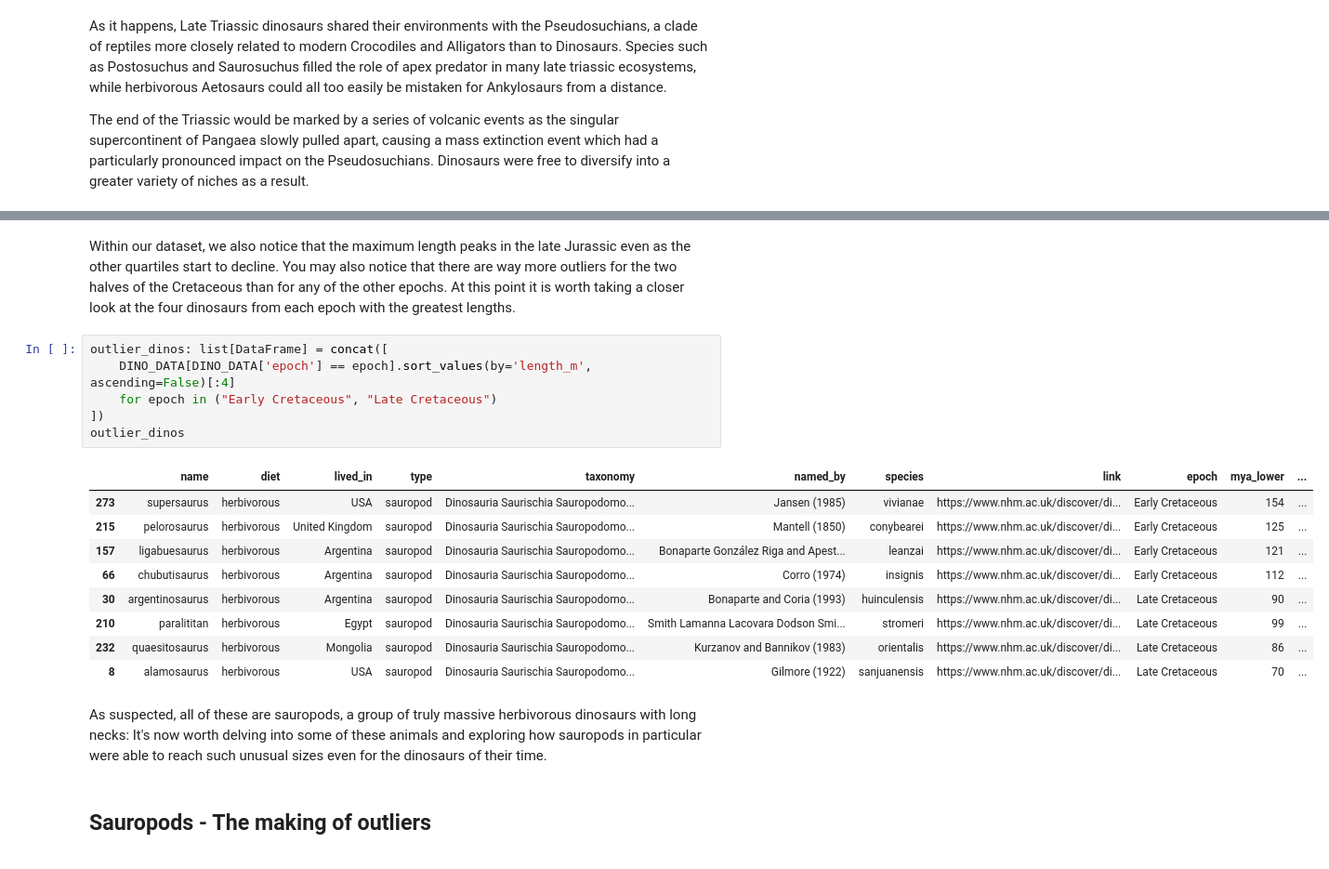
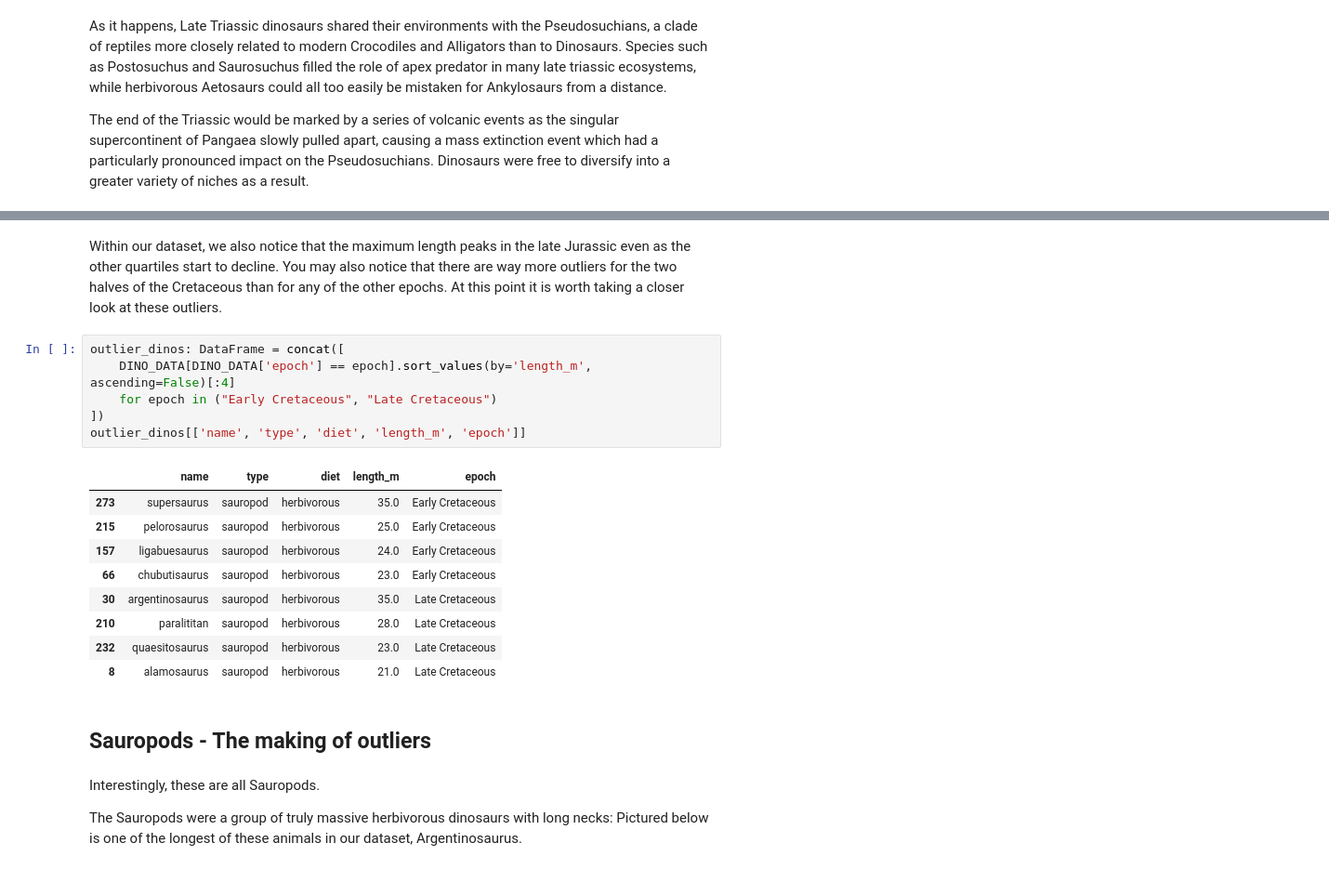
Before and after one commit to CpaterCodes/DinoDataNotebook, a Jupyter notebook: main.ipynb, the cells around one changed output, grey strips where cells are left out. Shown at 93% size. Drawn from its saved outputs; the diff is of its cells as text.

```diff
--- a/main.ipynb
+++ b/main.ipynb
@@ -55,24 +55,26 @@ Dinosaurs were free to diversify into a greater variety of niches as a result.
 (Saurosuchus, by Gabriel N.U.)
 # %% [markdown]
 Within our dataset, we also notice that the maximum length peaks in the late Jurassic even as the other quartiles start to decline.
-You may also notice that there are way more outliers for the two halves of the Cretaceous than for any of the other epochs. At this point it is worth taking a closer look at the four dinosaurs from each epoch with the greatest lengths.
+You may also notice that there are way more outliers for the two halves of the Cretaceous than for any of the other epochs. At this point it is worth taking a closer look at these outliers.
 # %%
-outlier_dinos: list[DataFrame] = concat([
+outlier_dinos: DataFrame = concat([
     DINO_DATA[DINO_DATA['epoch'] == epoch].sort_values(by='length_m', ascending=False)[:4]
     for epoch in ("Early Cretaceous", "Late Cretaceous")
 ])
-outlier_dinos
+outlier_dinos[['name', 'type', 'diet', 'length_m', 'epoch']]
 # %% [output]
-|  | name | diet | lived_in | type | taxonomy | named_by | species | link | epoch | mya_lower | ... |
-| 273 | supersaurus | herbivorous | USA | sauropod | Dinosauria Saurischia Sauropodomo... | Jansen (1985) | vivianae | https://www.nhm.ac.uk/discover/di... | Early Cretaceous | 154 | ... |
-| 215 | pelorosaurus | herbivorous | United Kingdom | sauropod | Dinosauria Saurischia Sauropodomo... | Mantell (1850) | conybearei | https://www.nhm.ac.uk/discover/di... | Early Cretaceous | 125 | ... |
-| 157 | ligabuesaurus | herbivorous | Argentina | sauropod | Dinosauria Saurischia Sauropodomo... | Bonaparte González Riga and Apest... | leanzai | https://www.nhm.ac.uk/discover/di... | Early Cretaceous | 121 | ... |
-| 66 | chubutisaurus | herbivorous | Argentina | sauropod | Dinosauria Saurischia Sauropodomo... | Corro (1974) | insignis | https://www.nhm.ac.uk/discover/di... | Early Cretaceous | 112 | ... |
-| 30 | argentinosaurus | herbivorous | Argentina | sauropod | Dinosauria Saurischia Sauropodomo... | Bonaparte and Coria (1993) | huinculensis | https://www.nhm.ac.uk/discover/di... | Late Cretaceous | 90 | ... |
-| 210 | paralititan | herbivorous | Egypt | sauropod | Dinosauria Saurischia Sauropodomo... | Smith Lamanna Lacovara Dodson Smi... | stromeri | https://www.nhm.ac.uk/discover/di... | Late Cretaceous | 99 | ... |
-| 232 | quaesitosaurus | herbivorous | Mongolia | sauropod | Dinosauria Saurischia Sauropodomo... | Kurzanov and Bannikov (1983) | orientalis | https://www.nhm.ac.uk/discover/di... | Late Cretaceous | 86 | ... |
-| 8 | alamosaurus | herbivorous | USA | sauropod | Dinosauria Saurischia Sauropodomo... | Gilmore (1922) | sanjuanensis | https://www.nhm.ac.uk/discover/di... | Late Cretaceous | 70 | ... |
+|  | name | type | diet | length_m | epoch |
+| 273 | supersaurus | sauropod | herbivorous | 35.0 | Early Cretaceous |
+| 215 | pelorosaurus | sauropod | herbivorous | 25.0 | Early Cretaceous |
+| 157 | ligabuesaurus | sauropod | herbivorous | 24.0 | Early Cretaceous |
+| 66 | chubutisaurus | sauropod | herbivorous | 23.0 | Early Cretaceous |
+| 30 | argentinosaurus | sauropod | herbivorous | 35.0 | Late Cretaceous |
+| 210 | paralititan | sauropod | herbivorous | 28.0 | Late Cretaceous |
+| 232 | quaesitosaurus | sauropod | herbivorous | 23.0 | Late Cretaceous |
+| 8 | alamosaurus | sauropod | herbivorous | 21.0 | Late Cretaceous |
-# %% [markdown]
-As suspected, all of these are sauropods, a group of truly massive herbivorous dinosaurs with long necks: It's now worth delving into some of these animals and exploring how sauropods in particular were able to reach such unusual sizes even for the dinosaurs of their time.
 # %% [markdown]
 ## Sauropods - The making of outliers
+# %% [markdown]
+Interestingly, these are all Sauropods.
+
+The Sauropods were a group of truly massive herbivorous dinosaurs with long necks: Pictured below is one of the longest of these animals in our dataset, Argentinosaurus.
```
Also changed, not shown: parts of 5 cells of this notebook, 3 other files.
